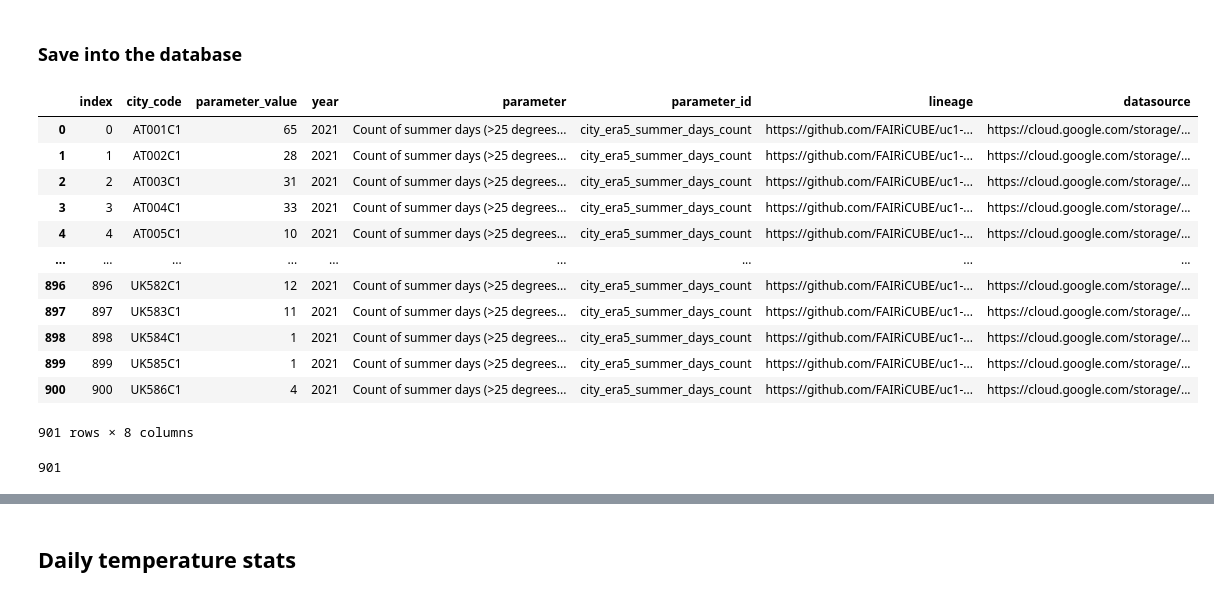
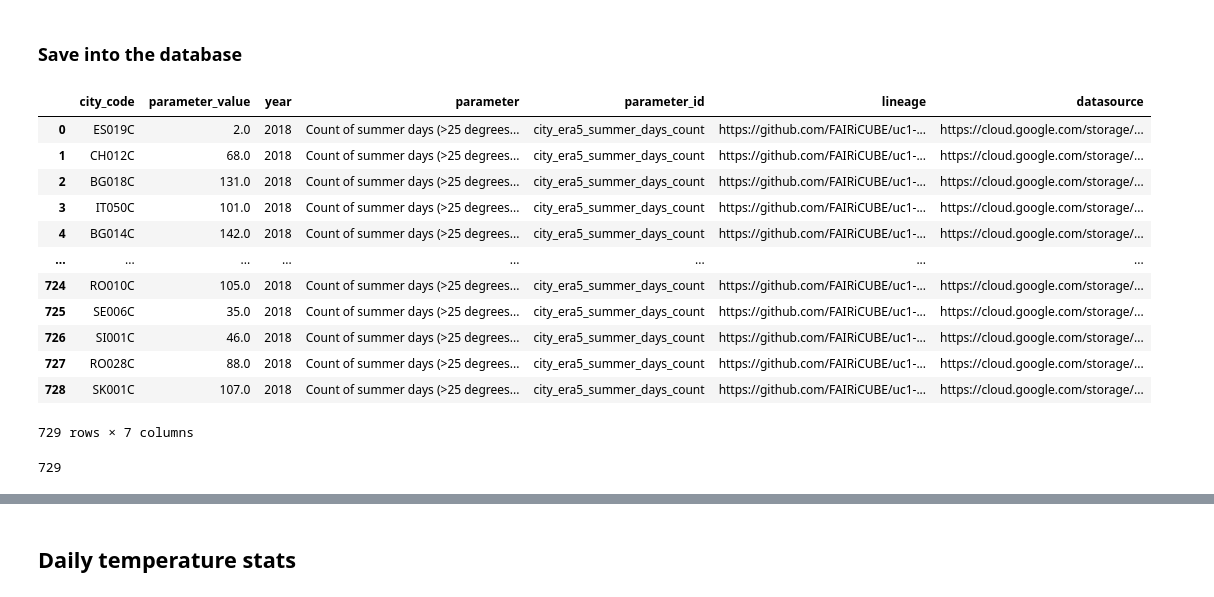
Before and after one commit to FAIRiCUBE/uc1-urban-climate, a Jupyter notebook: notebooks/dev/f04_climate_data/climate_indicators.ipynb, the cells around one changed output, grey strips where cells are left out. Drawn from its saved outputs; the diff is of its cells as text; code cells hidden in the pictures.

Commit message:
cleanup dev/f04_climate_data folder

```diff
--- a/notebooks/dev/f04_climate_data/climate_indicators.ipynb
+++ b/notebooks/dev/f04_climate_data/climate_indicators.ipynb
@@ -431,44 +460,44 @@ tropical_count.reset_index()[['city', 'index', 'year']].to_csv('tropical_count_2
 # %%
 ##################################
 ## cu_* tables mandatory columns:
 # city_code,
 # parameter,
 # parameter_id,
 # parameter_value,
 # year,
 # city_code_version,
 # lineage,
 # datasource
 table_name = 'cu_city_era5_summer_days'
 schema_name = 'cube'
-summer = summer_days_count
-summer.rename( columns= {'city': 'city_code',
-                         'index': 'parameter_value',
-                         'Unnamed: 0': 'index'}, inplace=True)
-summer['year'] = year
-summer['parameter'] = 'Count of summer days (>25 degrees) per year per city, based on 5th gen. ECMWF Atmospheric Reanalysis model'
-summer['parameter_id'] = 'city_era5_summer_days_count'
-summer['lineage'] = 'https://github.com/FAIRiCUBE/uc1-urban-climate/blob/master/notebooks/dev/f04_climate_data/climate_indicators.ipynb'
-summer['datasource'] = 'https://cloud.google.com/storage/docs/public-datasets/era5'
-summer
+
+summer_days_all.rename( columns= {'urau_code': 'city_code',
+                         '2m_temperature': 'parameter_value'}, inplace=True)
+summer_days_all['year'] = year
+summer_days_all['parameter'] = 'Count of summer days (>25 degrees) per year per city, based on 5th gen. ECMWF Atmospheric Reanalysis model'
+summer_days_all['parameter_id'] = 'city_era5_summer_days_count'
+summer_days_all['lineage'] = 'https://github.com/FAIRiCUBE/uc1-urban-climate/blob/master/notebooks/dev/f04_climate_data/climate_indicators.ipynb'
+summer_days_all['datasource'] = 'https://cloud.google.com/storage/docs/public-datasets/era5'
+summer_days_all.drop(columns=['index', '_wgs84x', '_wgs84y', 'time_zone_offset'], inplace=True)
+summer_days_all
 # %% [output]
-|  | index | city_code | parameter_value | year | parameter | parameter_id | lineage | datasource |
-| 0 | 0 | AT001C1 | 65 | 2021 | Count of summer days (>25 degrees... | city_era5_summer_days_count | https://github.com/FAIRiCUBE/uc1-... | https://cloud.google.com/storage/... |
-| 1 | 1 | AT002C1 | 28 | 2021 | Count of summer days (>25 degrees... | city_era5_summer_days_count | https://github.com/FAIRiCUBE/uc1-... | https://cloud.google.com/storage/... |
-| 2 | 2 | AT003C1 | 31 | 2021 | Count of summer days (>25 degrees... | city_era5_summer_days_count | https://github.com/FAIRiCUBE/uc1-... | https://cloud.google.com/storage/... |
-| 3 | 3 | AT004C1 | 33 | 2021 | Count of summer days (>25 degrees... | city_era5_summer_days_count | https://github.com/FAIRiCUBE/uc1-... | https://cloud.google.com/storage/... |
-| 4 | 4 | AT005C1 | 10 | 2021 | Count of summer days (>25 degrees... | city_era5_summer_days_count | https://github.com/FAIRiCUBE/uc1-... | https://cloud.google.com/storage/... |
-| ... | ... | ... | ... | ... | ... | ... | ... | ... |
-| 896 | 896 | UK582C1 | 12 | 2021 | Count of summer days (>25 degrees... | city_era5_summer_days_count | https://github.com/FAIRiCUBE/uc1-... | https://cloud.google.com/storage/... |
-| 897 | 897 | UK583C1 | 11 | 2021 | Count of summer days (>25 degrees... | city_era5_summer_days_count | https://github.com/FAIRiCUBE/uc1-... | https://cloud.google.com/storage/... |
-| 898 | 898 | UK584C1 | 1 | 2021 | Count of summer days (>25 degrees... | city_era5_summer_days_count | https://github.com/FAIRiCUBE/uc1-... | https://cloud.google.com/storage/... |
-| 899 | 899 | UK585C1 | 1 | 2021 | Count of summer days (>25 degrees... | city_era5_summer_days_count | https://github.com/FAIRiCUBE/uc1-... | https://cloud.google.com/storage/... |
-| 900 | 900 | UK586C1 | 4 | 2021 | Count of summer days (>25 degrees... | city_era5_summer_days_count | https://github.com/FAIRiCUBE/uc1-... | https://cloud.google.com/storage/... |
+|  | city_code | parameter_value | year | parameter | parameter_id | lineage | datasource |
+| 0 | ES019C | 2.0 | 2018 | Count of summer days (>25 degrees... | city_era5_summer_days_count | https://github.com/FAIRiCUBE/uc1-... | https://cloud.google.com/storage/... |
+| 1 | CH012C | 68.0 | 2018 | Count of summer days (>25 degrees... | city_era5_summer_days_count | https://github.com/FAIRiCUBE/uc1-... | https://cloud.google.com/storage/... |
+| 2 | BG018C | 131.0 | 2018 | Count of summer days (>25 degrees... | city_era5_summer_days_count | https://github.com/FAIRiCUBE/uc1-... | https://cloud.google.com/storage/... |
+| 3 | IT050C | 101.0 | 2018 | Count of summer days (>25 degrees... | city_era5_summer_days_count | https://github.com/FAIRiCUBE/uc1-... | https://cloud.google.com/storage/... |
+| 4 | BG014C | 142.0 | 2018 | Count of summer days (>25 degrees... | city_era5_summer_days_count | https://github.com/FAIRiCUBE/uc1-... | https://cloud.google.com/storage/... |
+| ... | ... | ... | ... | ... | ... | ... | ... |
+| 724 | RO010C | 105.0 | 2018 | Count of summer days (>25 degrees... | city_era5_summer_days_count | https://github.com/FAIRiCUBE/uc1-... | https://cloud.google.com/storage/... |
+| 725 | SE006C | 35.0 | 2018 | Count of summer days (>25 degrees... | city_era5_summer_days_count | https://github.com/FAIRiCUBE/uc1-... | https://cloud.google.com/storage/... |
+| 726 | SI001C | 46.0 | 2018 | Count of summer days (>25 degrees... | city_era5_summer_days_count | https://github.com/FAIRiCUBE/uc1-... | https://cloud.google.com/storage/... |
+| 727 | RO028C | 88.0 | 2018 | Count of summer days (>25 degrees... | city_era5_summer_days_count | https://github.com/FAIRiCUBE/uc1-... | https://cloud.google.com/storage/... |
+| 728 | SK001C | 107.0 | 2018 | Count of summer days (>25 degrees... | city_era5_summer_days_count | https://github.com/FAIRiCUBE/uc1-... | https://cloud.google.com/storage/... |
-901 rows × 8 columns
+729 rows × 7 columns
 # %%
-summer.to_sql(table_name, engine_postgresql, schema=schema_name, if_exists='append')
+summer_days_all.to_sql(table_name, engine_postgresql, schema=schema_name, if_exists='replace')
 # %% [output]
-901
+729
 # %%
 ##################################
 ## cu_* tables mandatory columns:
```
Also changed, not shown: parts of 27 cells of this notebook, 5 other files.
